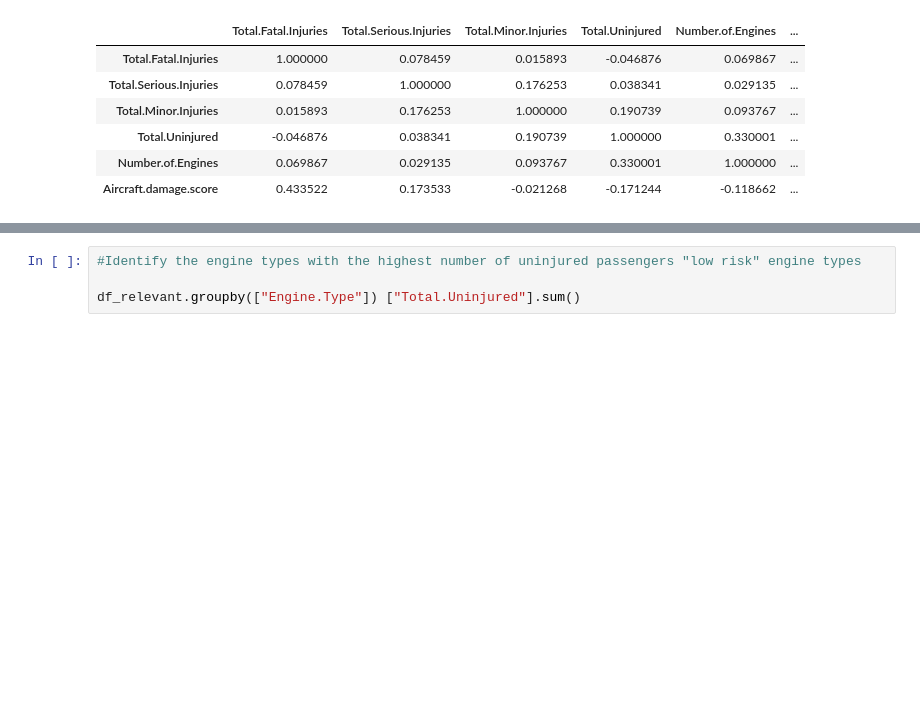
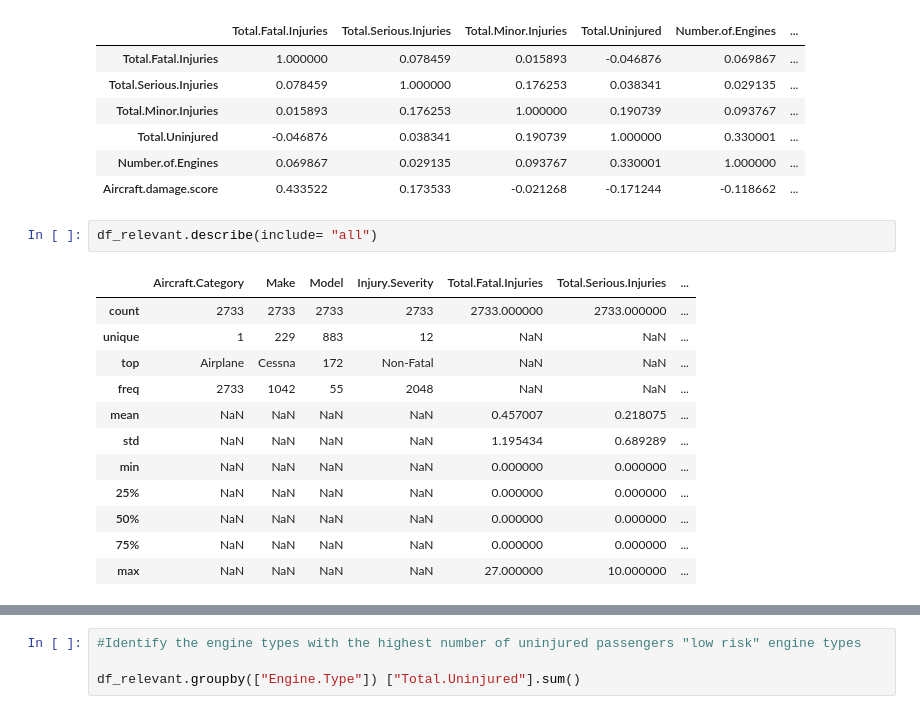
Before and after one commit to clivekinyanjui/DS-Phase1-Project, a Jupyter notebook: aircraftproject.ipynb, the cells around one changed output, grey strips where cells are left out. Saved outputs shown, nothing was run; the diff lists cells and outputs as text; blank space fills up the shorter version.

```diff
--- a/aircraftproject.ipynb
+++ b/aircraftproject.ipynb
@@ -131,3 +128,18 @@ df_relevant.corr(numeric_only=True)
 | Total.Uninjured | -0.046876 | 0.038341 | 0.190739 | 1.000000 | 0.330001 | ... |
 | Number.of.Engines | 0.069867 | 0.029135 | 0.093767 | 0.330001 | 1.000000 | ... |
 | Aircraft.damage.score | 0.433522 | 0.173533 | -0.021268 | -0.171244 | -0.118662 | ... |
+# %%
+df_relevant.describe(include= "all")
+# %% [output]
+|  | Aircraft.Category | Make | Model | Injury.Severity | Total.Fatal.Injuries | Total.Serious.Injuries | ... |
+| count | 2733 | 2733 | 2733 | 2733 | 2733.000000 | 2733.000000 | ... |
+| unique | 1 | 229 | 883 | 12 | NaN | NaN | ... |
+| top | Airplane | Cessna | 172 | Non-Fatal | NaN | NaN | ... |
+| freq | 2733 | 1042 | 55 | 2048 | NaN | NaN | ... |
+| mean | NaN | NaN | NaN | NaN | 0.457007 | 0.218075 | ... |
+| std | NaN | NaN | NaN | NaN | 1.195434 | 0.689289 | ... |
+| min | NaN | NaN | NaN | NaN | 0.000000 | 0.000000 | ... |
+| 25% | NaN | NaN | NaN | NaN | 0.000000 | 0.000000 | ... |
+| 50% | NaN | NaN | NaN | NaN | 0.000000 | 0.000000 | ... |
+| 75% | NaN | NaN | NaN | NaN | 0.000000 | 0.000000 | ... |
+| max | NaN | NaN | NaN | NaN | 27.000000 | 10.000000 | ... |
```
Also changed, not shown: parts of 13 cells of this notebook, 6 other files.
